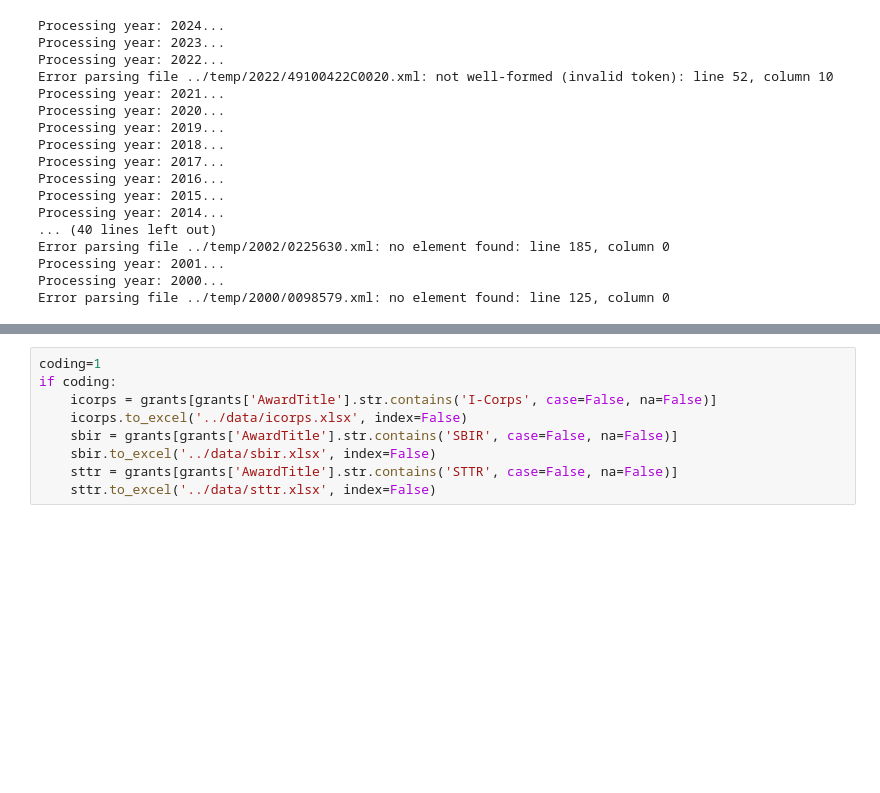
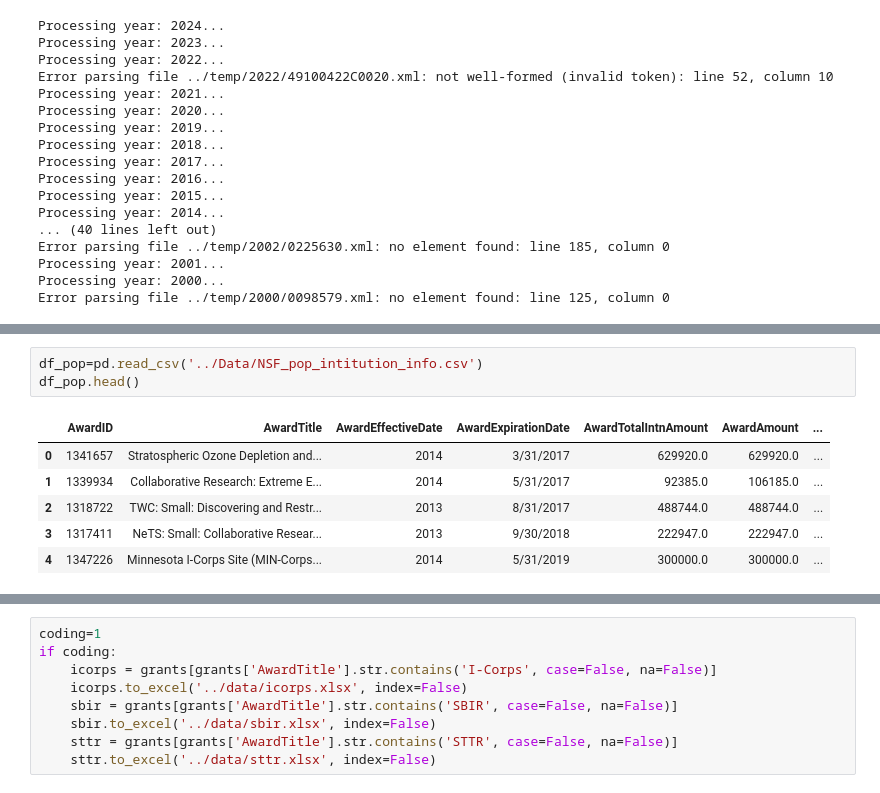
Before and after one commit to SeverinoCenter/nsf-award-extract, a Jupyter notebook: notebooks/0_unzip_process_xml.ipynb, the cells around one changed output, grey strips where cells are left out. Saved outputs shown, nothing was run; the diff lists cells and outputs as text; blank space fills up the shorter version.

```diff
--- a/notebooks/0_unzip_process_xml.ipynb
+++ b/notebooks/0_unzip_process_xml.ipynb
@@ -94,0 +369,10 @@ Error parsing file ../temp/2000/0098579.xml: no element found: line 125, column
+# %%
+df_pop=pd.read_csv('../Data/NSF_pop_intitution_info.csv')
+df_pop.head()
+# %% [output]
+|  | AwardID | AwardTitle | AwardEffectiveDate | AwardExpirationDate | AwardTotalIntnAmount | AwardAmount | ... |
+| 0 | 1341657 | Stratospheric Ozone Depletion and... | 2014 | 3/31/2017 | 629920.0 | 629920.0 | ... |
+| 1 | 1339934 | Collaborative Research: Extreme E... | 2014 | 5/31/2017 | 92385.0 | 106185.0 | ... |
+| 2 | 1318722 | TWC: Small: Discovering and Restr... | 2013 | 8/31/2017 | 488744.0 | 488744.0 | ... |
+| 3 | 1317411 | NeTS: Small: Collaborative Resear... | 2013 | 9/30/2018 | 222947.0 | 222947.0 | ... |
+| 4 | 1347226 | Minnesota I-Corps Site (MIN-Corps... | 2014 | 5/31/2019 | 300000.0 | 300000.0 | ... |
```
Also changed, not shown: parts of 28 cells of this notebook, 9 other files.
